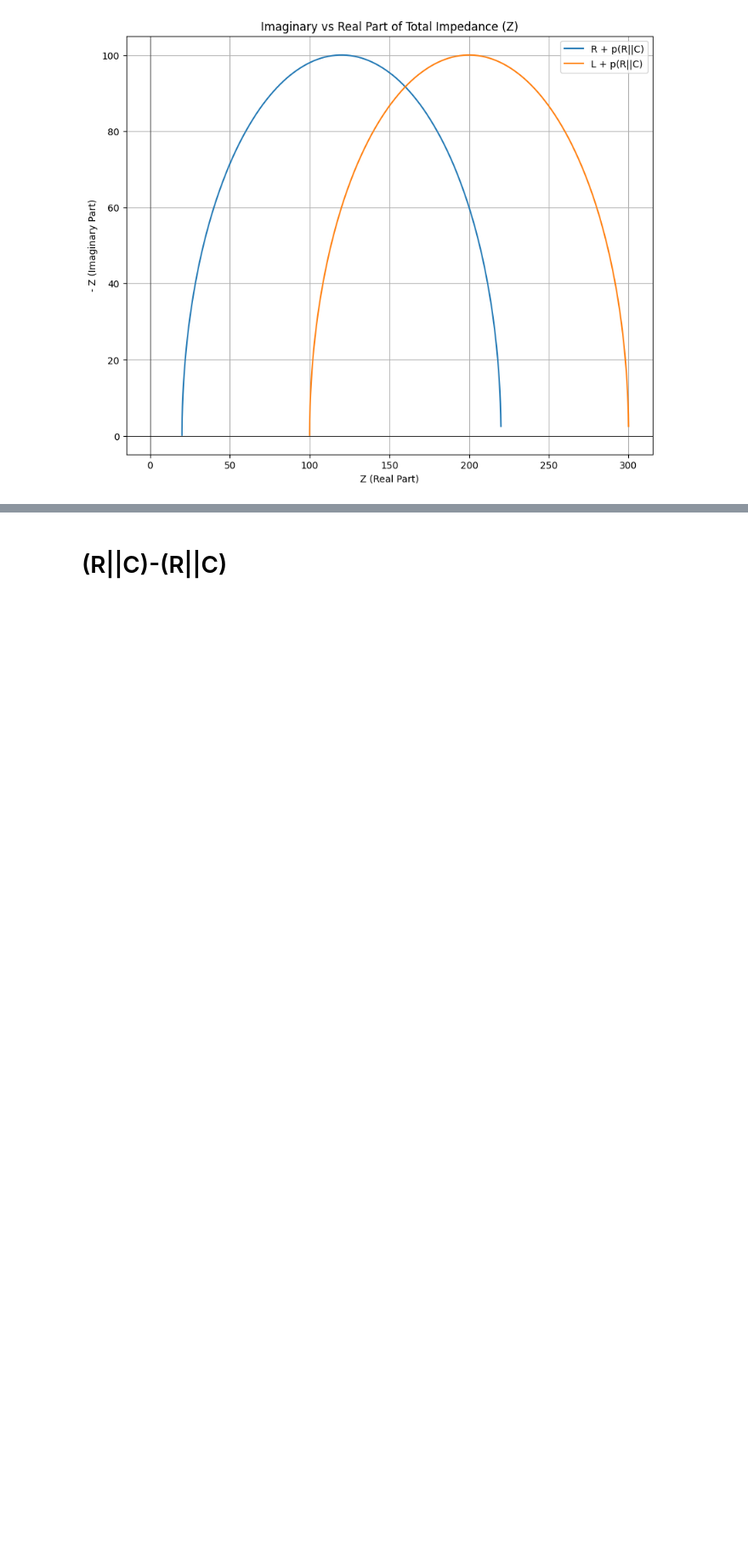
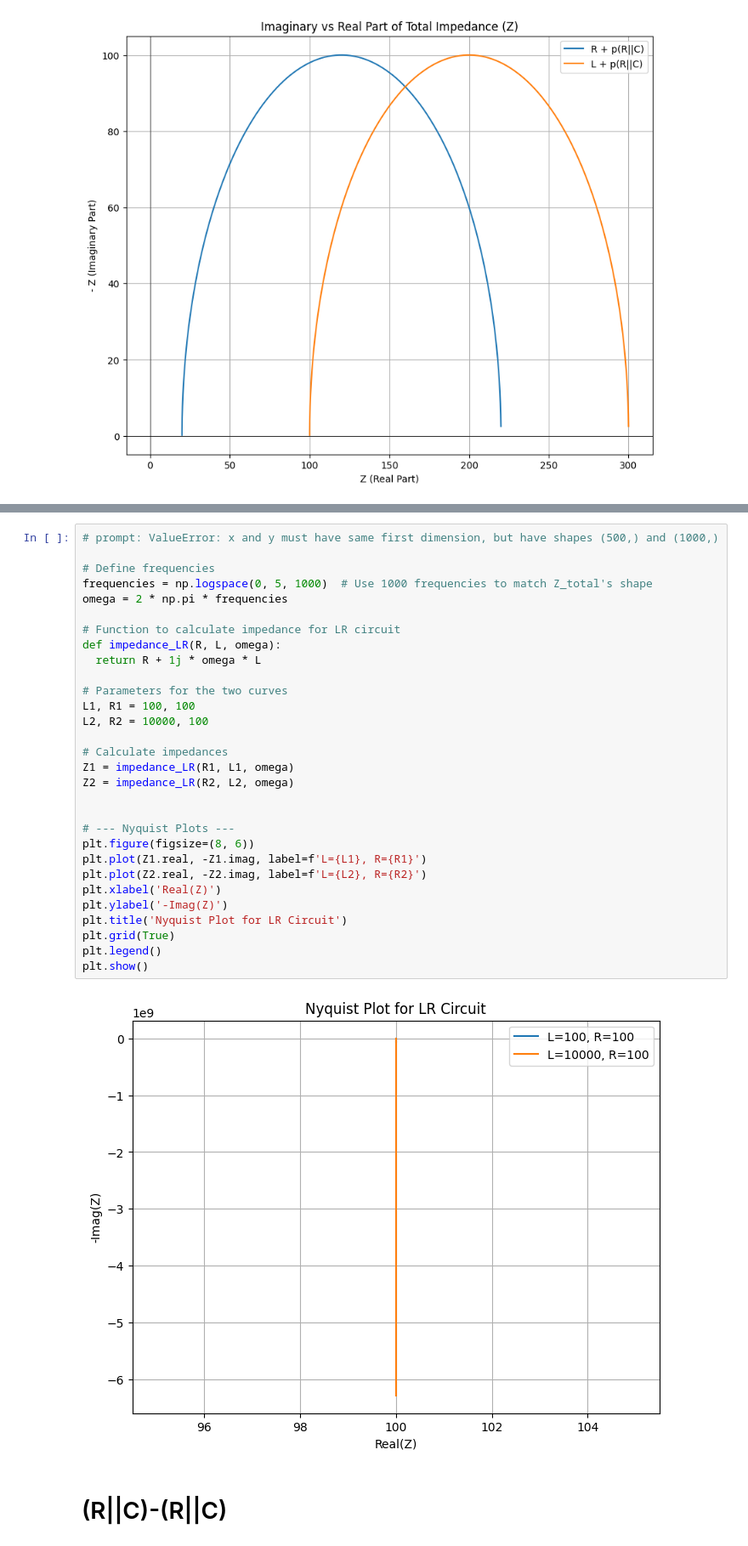
Before and after one commit to Tor91/EIS, a Jupyter notebook: EIS.ipynb, the cells around one changed output, grey strips where cells are left out. Shown at 85% size. Drawn from its saved outputs; the diff is of its cells as text; blank space fills up the shorter version.

```diff
--- a/EIS.ipynb
+++ b/EIS.ipynb
@@ -790,3 +922,35 @@ plt.show()
+# %%
+# prompt: ValueError: x and y must have same first dimension, but have shapes (500,) and (1000,)
+
+# Define frequencies
+frequencies = np.logspace(0, 5, 1000)  # Use 1000 frequencies to match Z_total's shape
+omega = 2 * np.pi * frequencies
+
+# Function to calculate impedance for LR circuit
+def impedance_LR(R, L, omega):
+  return R + 1j * omega * L
+
+# Parameters for the two curves
+L1, R1 = 100, 100
+L2, R2 = 10000, 100
+
+# Calculate impedances
+Z1 = impedance_LR(R1, L1, omega)
+Z2 = impedance_LR(R2, L2, omega)
+
+
+# --- Nyquist Plots ---
+plt.figure(figsize=(8, 6))
+plt.plot(Z1.real, -Z1.imag, label=f'L={L1}, R={R1}')
+plt.plot(Z2.real, -Z2.imag, label=f'L={L2}, R={R2}')
+plt.xlabel('Real(Z)')
+plt.ylabel('-Imag(Z)')
+plt.title('Nyquist Plot for LR Circuit')
+plt.grid(True)
+plt.legend()
+plt.show()
+# %% [output]
+[figure, added]
 # %% [markdown]
 # (R||C)-(R||C)
 # %%
```
Also changed, not shown: parts of 3 cells of this notebook.
